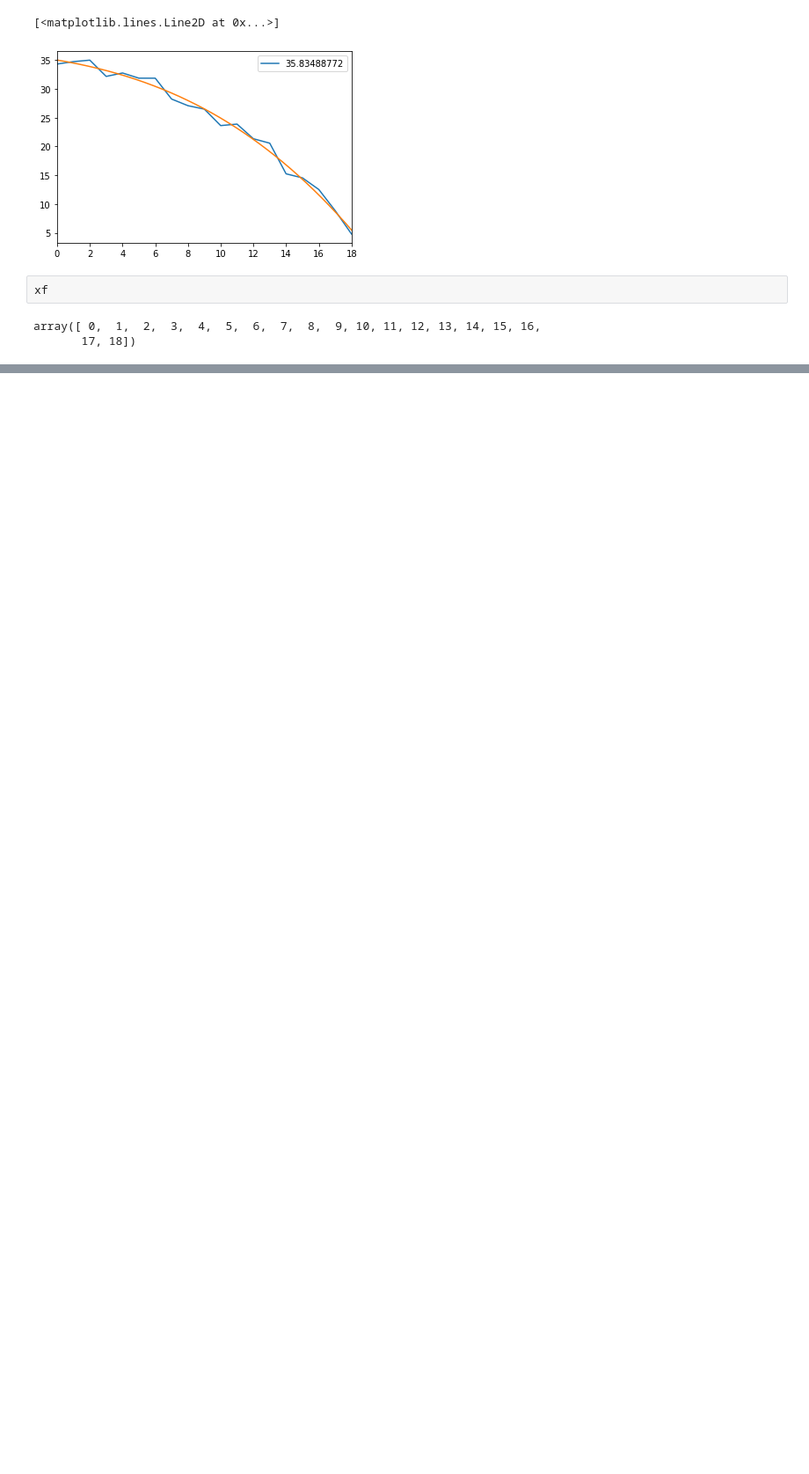
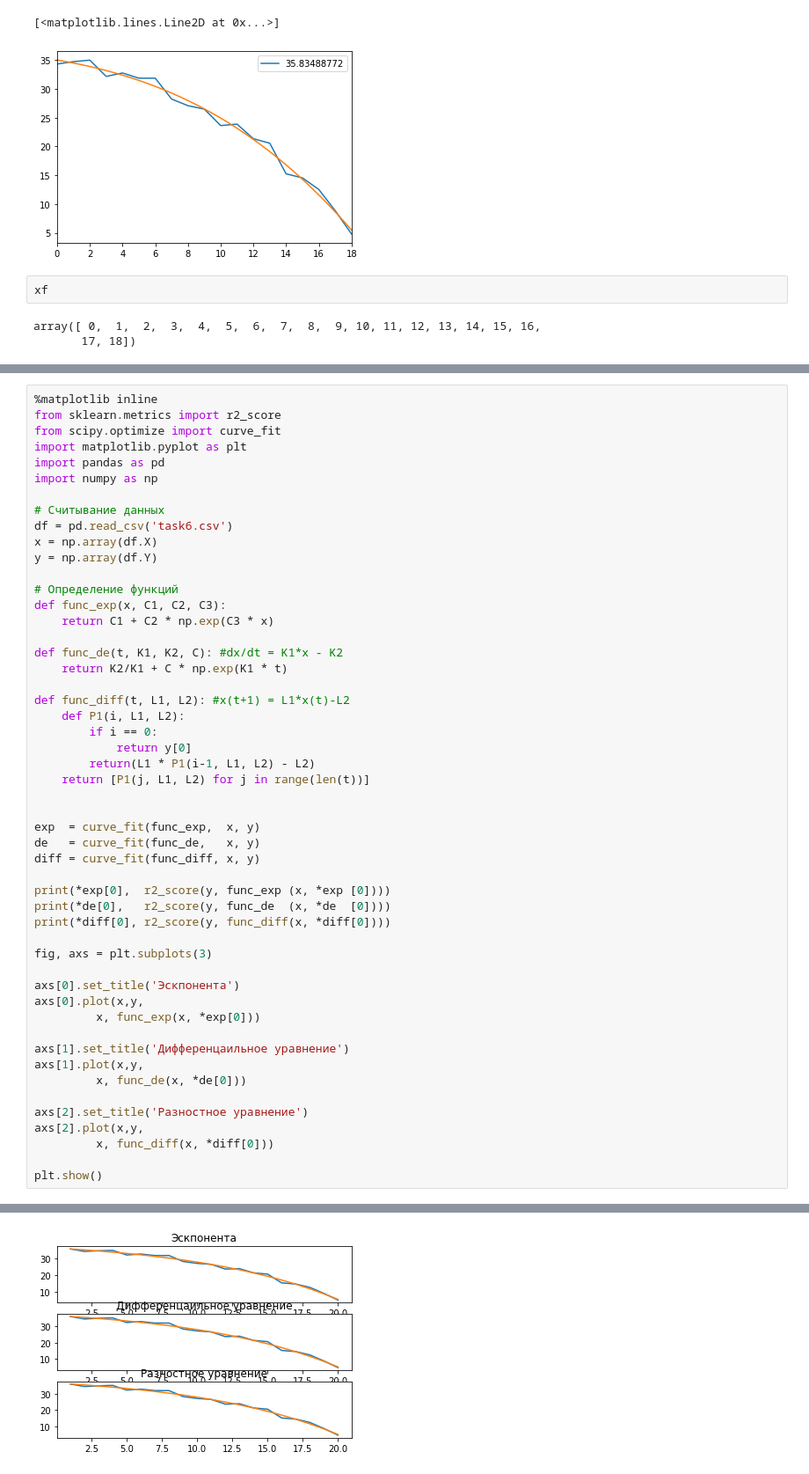
Before and after one commit to SeriousPetrovich/Super_Courses, a Jupyter notebook: Probabilistic_Data_Analysis/Задания.ipynb, the cells around one changed output, grey strips where cells are left out. Shown: that part at 88% size. Cells and saved outputs as stored; diff of their text form; blank space fills up the shorter version.

```diff
--- a/Probabilistic_Data_Analysis/Задания.ipynb
+++ b/Probabilistic_Data_Analysis/Задания.ipynb
@@ -631,0 +584,52 @@ array([-4.30103486e-11,  6.59074238e-09, -4.63425223e-07,  1.98183885e-05,
+# %%
+%matplotlib inline
+from sklearn.metrics import r2_score
+from scipy.optimize import curve_fit
+import matplotlib.pyplot as plt
+import pandas as pd
+import numpy as np
+
+# Считывание данных
+df = pd.read_csv('task6.csv')
+x = np.array(df.X)
+y = np.array(df.Y)
+
+# Определение функций
+def func_exp(x, C1, C2, C3):
+    return C1 + C2 * np.exp(C3 * x)
+
+def func_de(t, K1, K2, C): #dx/dt = K1*x - K2
+    return K2/K1 + C * np.exp(K1 * t)
+
+def func_diff(t, L1, L2): #x(t+1) = L1*x(t)-L2
+    def P1(i, L1, L2):
+        if i == 0:
+            return y[0]
+        return(L1 * P1(i-1, L1, L2) - L2)
+    return [P1(j, L1, L2) for j in range(len(t))]
+
+
+exp  = curve_fit(func_exp,  x, y)
+de   = curve_fit(func_de,   x, y)
+diff = curve_fit(func_diff, x, y)
+
+print(*exp[0],  r2_score(y, func_exp (x, *exp [0])))
+print(*de[0],   r2_score(y, func_de  (x, *de  [0])))
+print(*diff[0], r2_score(y, func_diff(x, *diff[0])))
+
+fig, axs = plt.subplots(3)
+
+axs[0].set_title('Эскпонента')
+axs[0].plot(x,y,
+         x, func_exp(x, *exp[0]))
+
+axs[1].set_title('Дифференцаильное уравнение')
+axs[1].plot(x,y,
+         x, func_de(x, *de[0]))
+
+axs[2].set_title('Разностное уравнение')
+axs[2].plot(x,y,
+         x, func_diff(x, *diff[0]))
+
+plt.show()
+# %% [output]
@@ -631,0 +639 @@ array([-4.30103486e-11,  6.59074238e-09, -4.63425223e-07,  1.98183885e-05,
+[figure, added]
```
Also changed, not shown: parts of 10 cells of this notebook, 8 other files.
